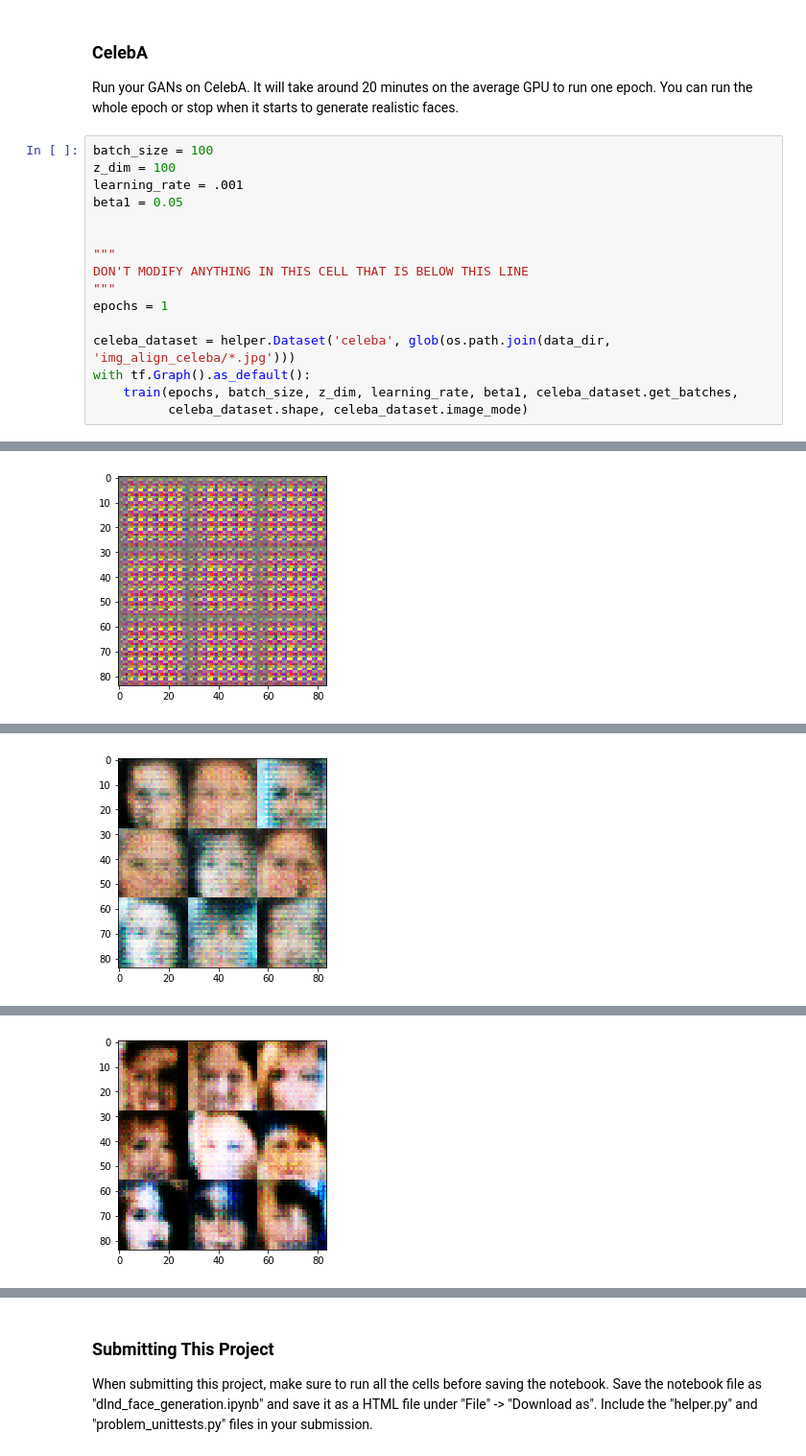
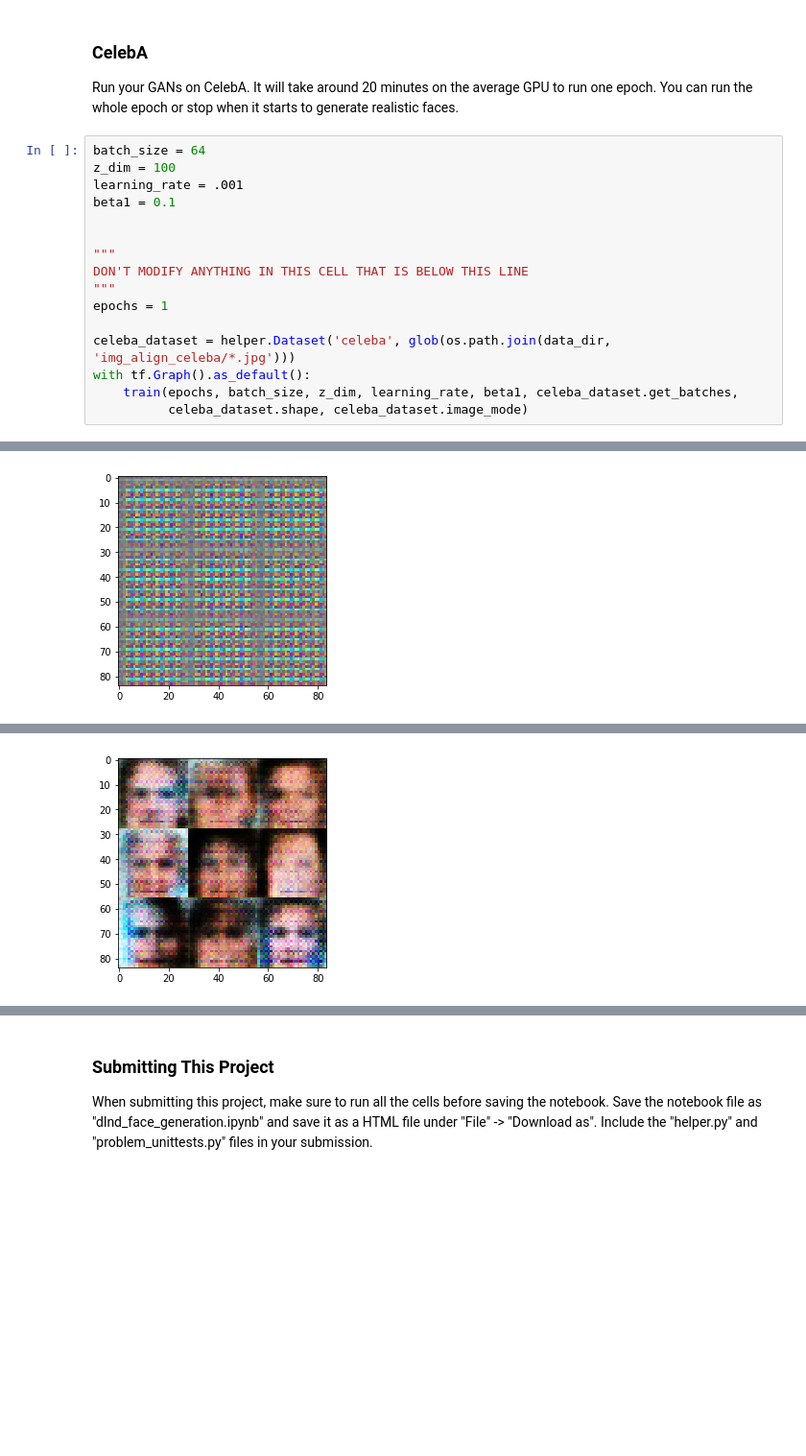
Before and after one commit to vijaykyr/udacity-dlnd, a Jupyter notebook: project_5_face_generation/dlnd_face_generation.ipynb, the cells around one changed output, grey strips where cells are left out. Shown at 96% size. Saved outputs shown, nothing was run; the diff lists cells and outputs as text; blank space fills up the shorter version.

```diff
--- a/project_5_face_generation/dlnd_face_generation.ipynb
+++ b/project_5_face_generation/dlnd_face_generation.ipynb
@@ -463,10 +463,10 @@ Epoch 1/2... Discriminator Loss: 1.3989... Generator Loss: 1.9938
 ### CelebA
 Run your GANs on CelebA.  It will take around 20 minutes on the average GPU to run one epoch.  You can run the whole epoch or stop when it starts to generate realistic faces.
 # %%
-batch_size = 100
+batch_size = 64
 z_dim = 100
 learning_rate = .001
-beta1 = 0.05
+beta1 = 0.1
 
 
 """
@@ -483 +483 @@ Epoch 1/1... Discriminator Loss: 9.6847... Generator Loss: 0.0004
-[figure, old version]
+[figure, new version]
@@ -494 +494 @@ Epoch 1/1... Discriminator Loss: 1.4322... Generator Loss: 1.6449
-[figure, old version]
+[figure, new version]
@@ -505 +497,0 @@ Epoch 1/1... Discriminator Loss: 0.6711... Generator Loss: 1.5089
-[figure, removed]
```
Also changed, not shown: parts of 3 cells of this notebook.
